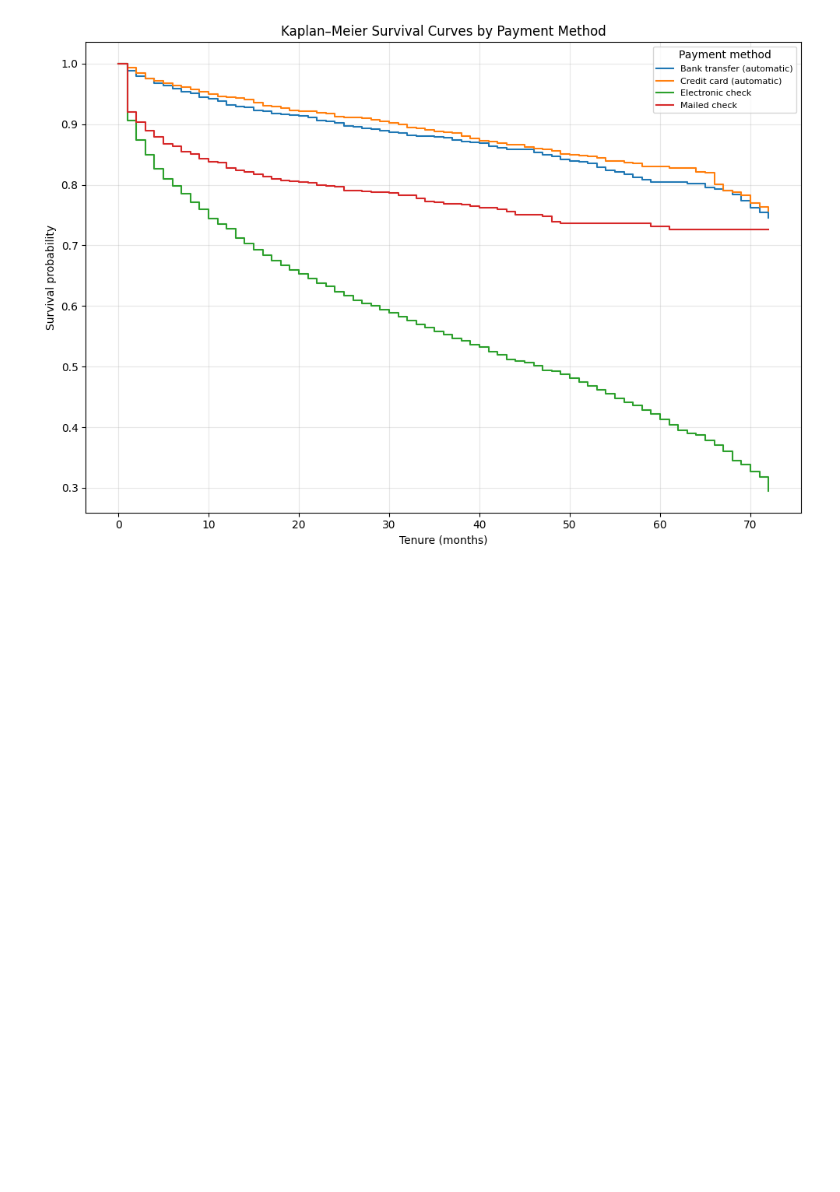
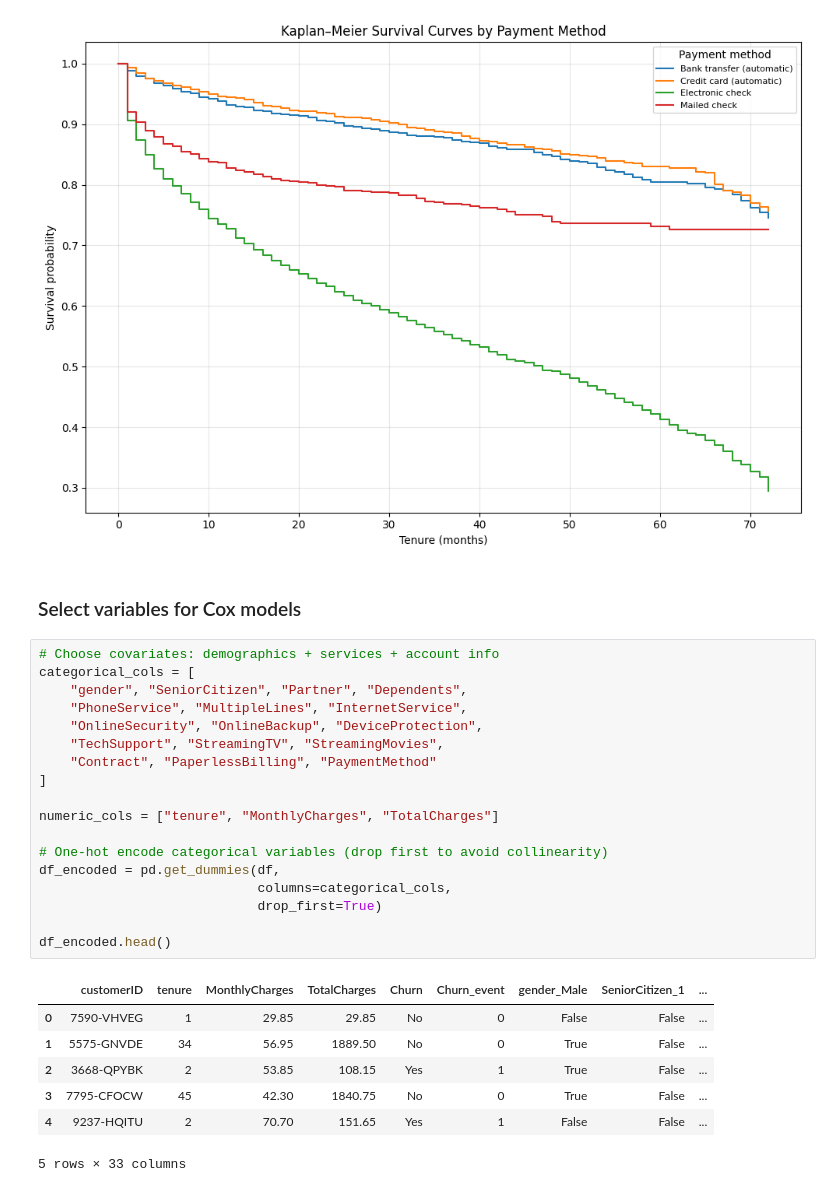
Before and after one commit to nawshinnasir/Statistics_Project_02, a Jupyter notebook: survival_analysis.ipynb, the cells around one changed output. Drawn from its saved outputs; the diff is of its cells as text; blank space fills up the shorter version.

```diff
--- a/survival_analysis.ipynb
+++ b/survival_analysis.ipynb
@@ -222,3 +222,31 @@ plt.savefig("km_survival_by_payment_method.png", dpi=300)  # choose name/format
 plt.show()
 # %% [output]
 [figure]
+# %% [markdown]
+### Select variables for Cox models
+# %%
+# Choose covariates: demographics + services + account info
+categorical_cols = [
+    "gender", "SeniorCitizen", "Partner", "Dependents",
+    "PhoneService", "MultipleLines", "InternetService",
+    "OnlineSecurity", "OnlineBackup", "DeviceProtection",
+    "TechSupport", "StreamingTV", "StreamingMovies",
+    "Contract", "PaperlessBilling", "PaymentMethod"
+]
+
+numeric_cols = ["tenure", "MonthlyCharges", "TotalCharges"]
+
+# One-hot encode categorical variables (drop first to avoid collinearity)
+df_encoded = pd.get_dummies(df,
+                            columns=categorical_cols,
+                            drop_first=True)
+
+df_encoded.head()
+# %% [output]
+|  | customerID | tenure | MonthlyCharges | TotalCharges | Churn | Churn_event | gender_Male | SeniorCitizen_1 | ... |
+| 0 | 7590-VHVEG | 1 | 29.85 | 29.85 | No | 0 | False | False | ... |
+| 1 | 5575-GNVDE | 34 | 56.95 | 1889.50 | No | 0 | True | False | ... |
+| 2 | 3668-QPYBK | 2 | 53.85 | 108.15 | Yes | 1 | True | False | ... |
+| 3 | 7795-CFOCW | 45 | 42.30 | 1840.75 | No | 0 | True | False | ... |
+| 4 | 9237-HQITU | 2 | 70.70 | 151.65 | Yes | 1 | False | False | ... |
+5 rows × 33 columns
```
Also changed, not shown: parts of 6 cells of this notebook, 1 other file.
